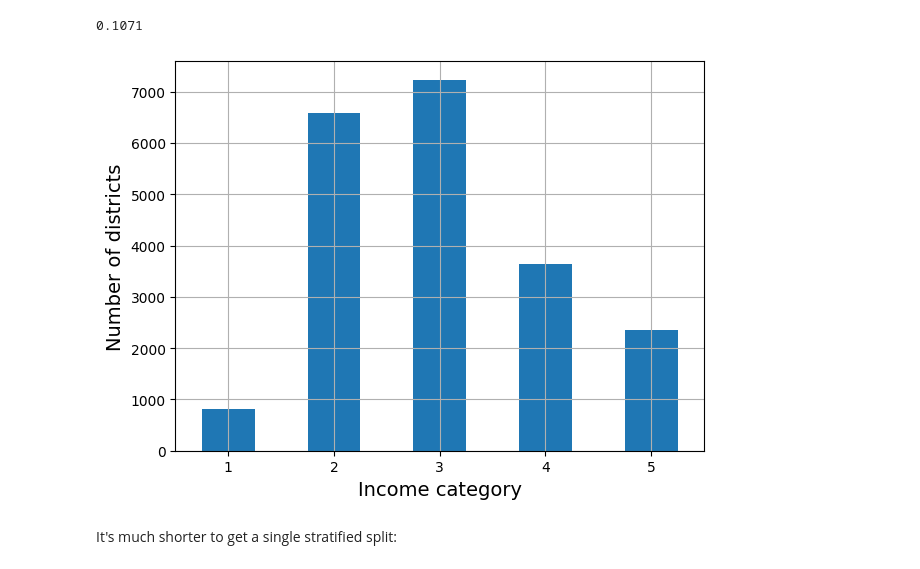
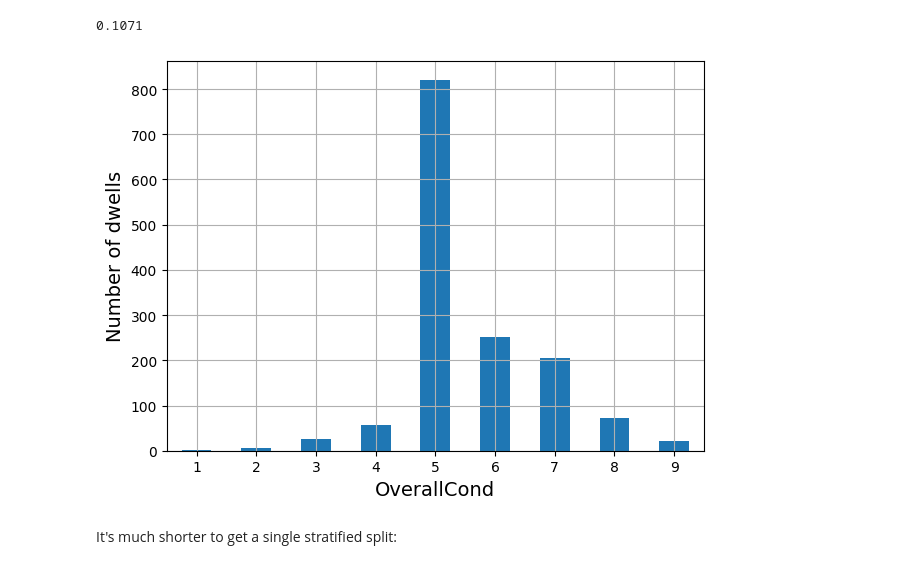
Before and after one commit to colafishx/handson-ml3, a Jupyter notebook: 02_end_to_end_machine_learning_project.ipynb, the cells around one changed output. Saved outputs shown, nothing was run; the diff lists cells and outputs as text; code cells hidden in the pictures.

```diff
--- a/02_end_to_end_machine_learning_project.ipynb
+++ b/02_end_to_end_machine_learning_project.ipynb
@@ -252,17 +304,17 @@ samples = (np.random.rand(100_000, sample_size) < ratio_female).sum(axis=1)
 # %% [output]
 0.1071
 # %%
-housing["income_cat"] = pd.cut(housing["median_income"],
-                               bins=[0., 1.5, 3.0, 4.5, 6., np.inf],
-                               labels=[1, 2, 3, 4, 5])
+# housing["income_cat"] = pd.cut(housing["median_income"],
+#                                bins=[0., 1.5, 3.0, 4.5, 6., np.inf],
+#                                labels=[1, 2, 3, 4, 5])
 # %%
-housing["income_cat"].value_counts().sort_index().plot.bar(rot=0, grid=True)
-plt.xlabel("Income category")
-plt.ylabel("Number of districts")
-save_fig("housing_income_cat_bar_plot")  # extra code
+housing["OverallCond"].value_counts().sort_index().plot.bar(rot=0, grid=True)
+plt.xlabel("OverallCond")
+plt.ylabel("Number of dwells")
+save_fig("housing_OverallCond_bar_plot")  # extra code
 plt.show()
 # %% [output]
-[figure, old version]
+[figure, new version]
 # %%
 from sklearn.model_selection import StratifiedShuffleSplit
 
```
Also changed, not shown: parts of 17 cells of this notebook.
